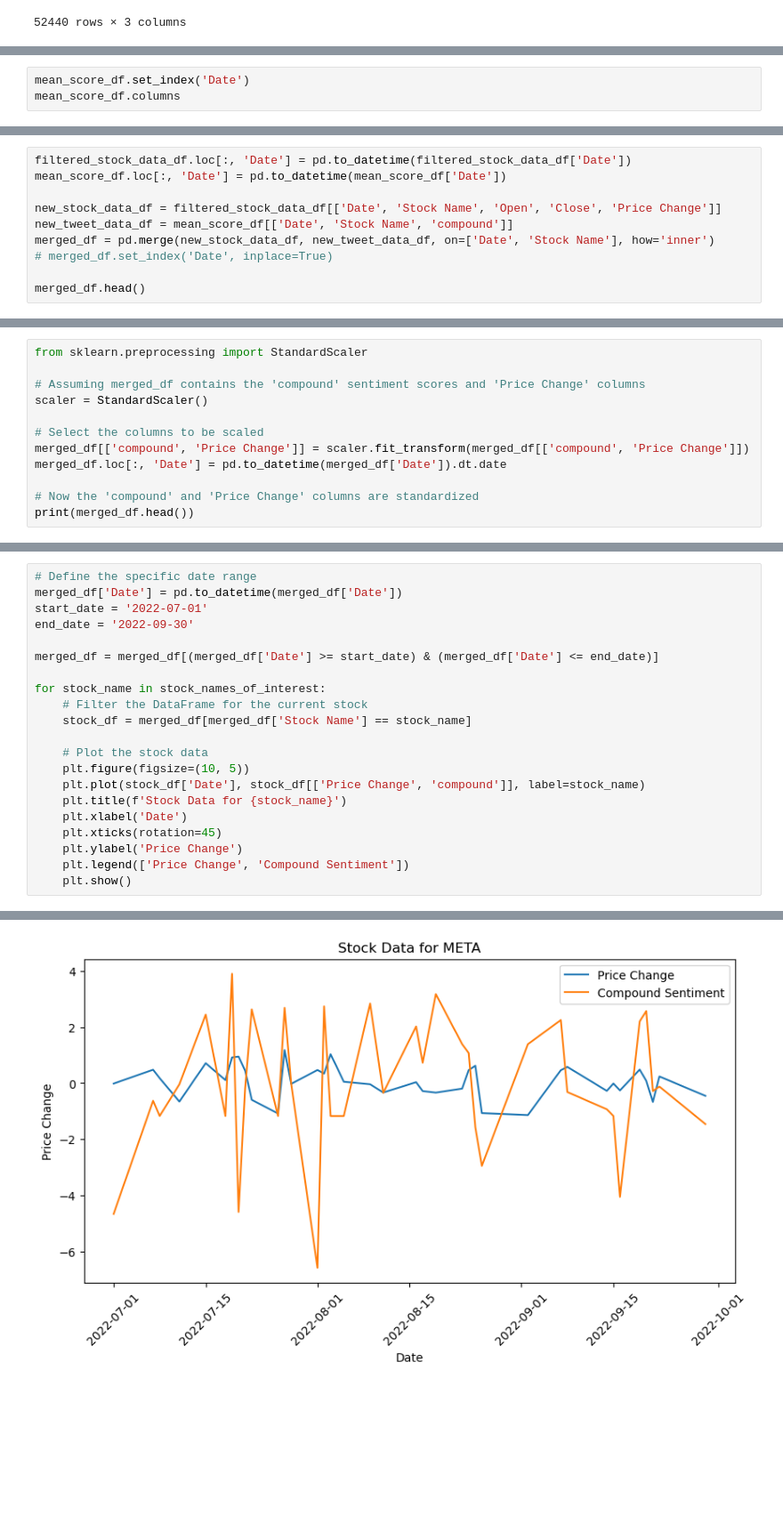
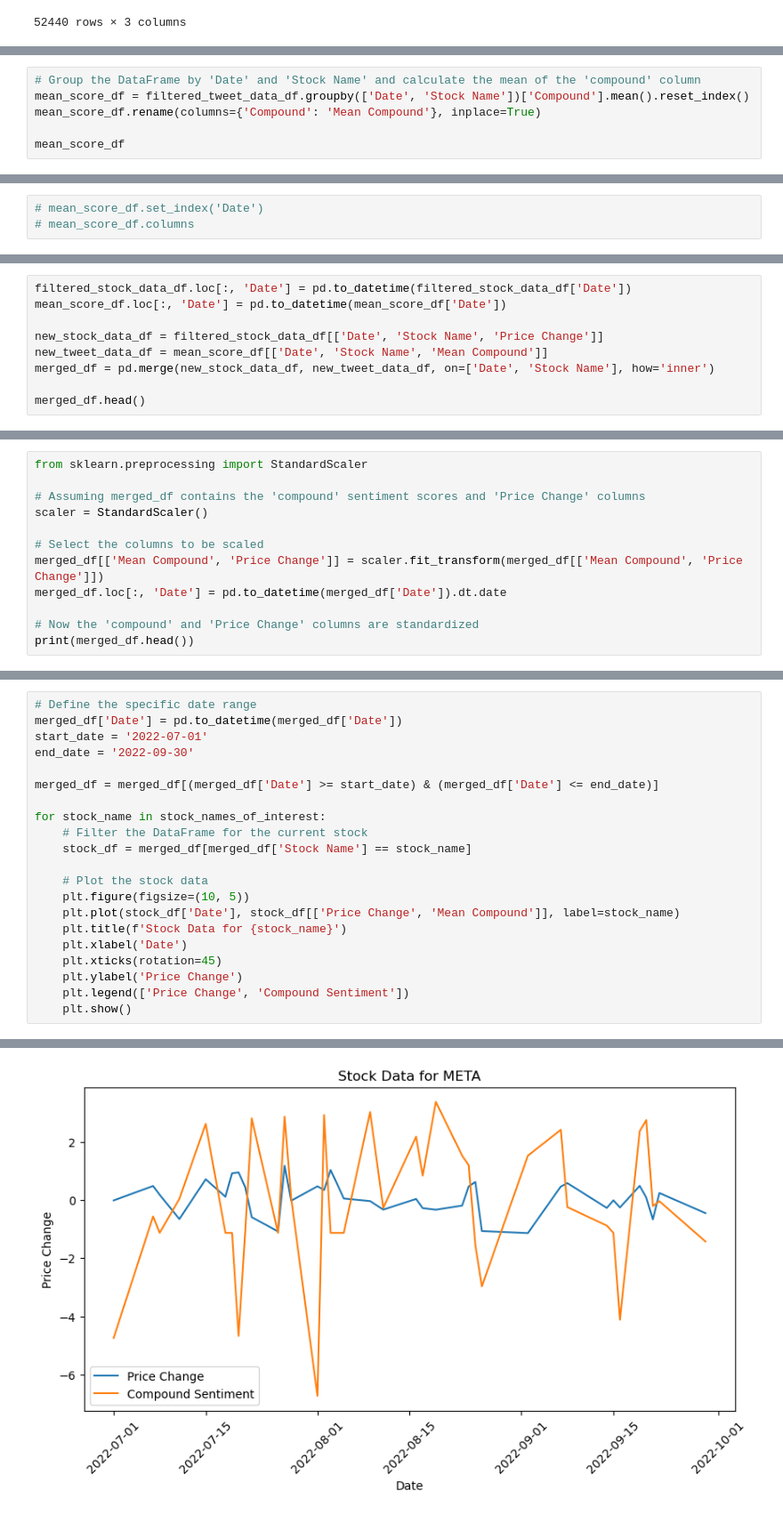
Before and after one commit to AngieP48/project-3, a Jupyter notebook: Marks Code.ipynb, the cells around one changed output, grey strips where cells are left out. Shown at 89% size. Cells and saved outputs as stored; diff of their text form; blank space fills up the shorter version.

```diff
--- a/Marks Code.ipynb
+++ b/Marks Code.ipynb
@@ -205,0 +179,6 @@ mean_score_df
+# %%
+# Group the DataFrame by 'Date' and 'Stock Name' and calculate the mean of the 'compound' column
+mean_score_df = filtered_tweet_data_df.groupby(['Date', 'Stock Name'])['Compound'].mean().reset_index()
+mean_score_df.rename(columns={'Compound': 'Mean Compound'}, inplace=True)
+
+mean_score_df
@@ -206,3 +206,3 @@ mean_score_df
 # %%
-mean_score_df.set_index('Date')
-mean_score_df.columns
+# mean_score_df.set_index('Date')
+# mean_score_df.columns
@@ -212,10 +210,9 @@ Index(['Date', 'Stock Name', 'compound'], dtype='object')
 filtered_stock_data_df.loc[:, 'Date'] = pd.to_datetime(filtered_stock_data_df['Date'])
 mean_score_df.loc[:, 'Date'] = pd.to_datetime(mean_score_df['Date'])
 
-new_stock_data_df = filtered_stock_data_df[['Date', 'Stock Name', 'Open', 'Close', 'Price Change']]
-new_tweet_data_df = mean_score_df[['Date', 'Stock Name', 'compound']]
+new_stock_data_df = filtered_stock_data_df[['Date', 'Stock Name', 'Price Change']]
+new_tweet_data_df = mean_score_df[['Date', 'Stock Name', 'Mean Compound']]
 merged_df = pd.merge(new_stock_data_df, new_tweet_data_df, on=['Date', 'Stock Name'], how='inner')
-# merged_df.set_index('Date', inplace=True)
 
 merged_df.head()
 # %% [output]
@@ -232,7 +229,7 @@ from sklearn.preprocessing import StandardScaler
 scaler = StandardScaler()
 
 # Select the columns to be scaled
-merged_df[['compound', 'Price Change']] = scaler.fit_transform(merged_df[['compound', 'Price Change']])
+merged_df[['Mean Compound', 'Price Change']] = scaler.fit_transform(merged_df[['Mean Compound', 'Price Change']])
 merged_df.loc[:, 'Date'] = pd.to_datetime(merged_df['Date']).dt.date
 
 # Now the 'compound' and 'Price Change' columns are standardized
@@ -258,7 +255,7 @@ for stock_name in stock_names_of_interest:
 
     # Plot the stock data
     plt.figure(figsize=(10, 5))
-    plt.plot(stock_df['Date'], stock_df[['Price Change', 'compound']], label=stock_name)
+    plt.plot(stock_df['Date'], stock_df[['Price Change', 'Mean Compound']], label=stock_name)
     plt.title(f'Stock Data for {stock_name}')
     plt.xlabel('Date')
     plt.xticks(rotation=45)
@@ -272 +269 @@ for stock_name in stock_names_of_interest:
-[figure, old version]
+[figure, new version]
```
Also changed, not shown: parts of 31 cells of this notebook.
